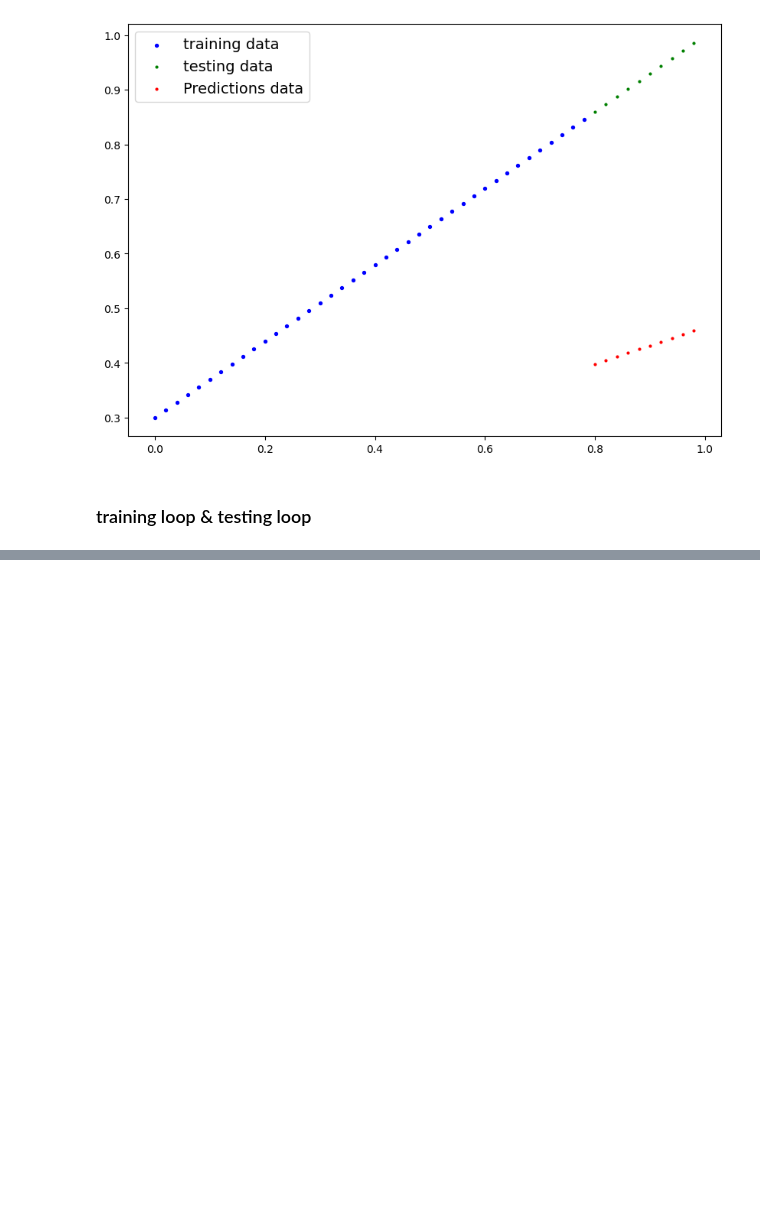
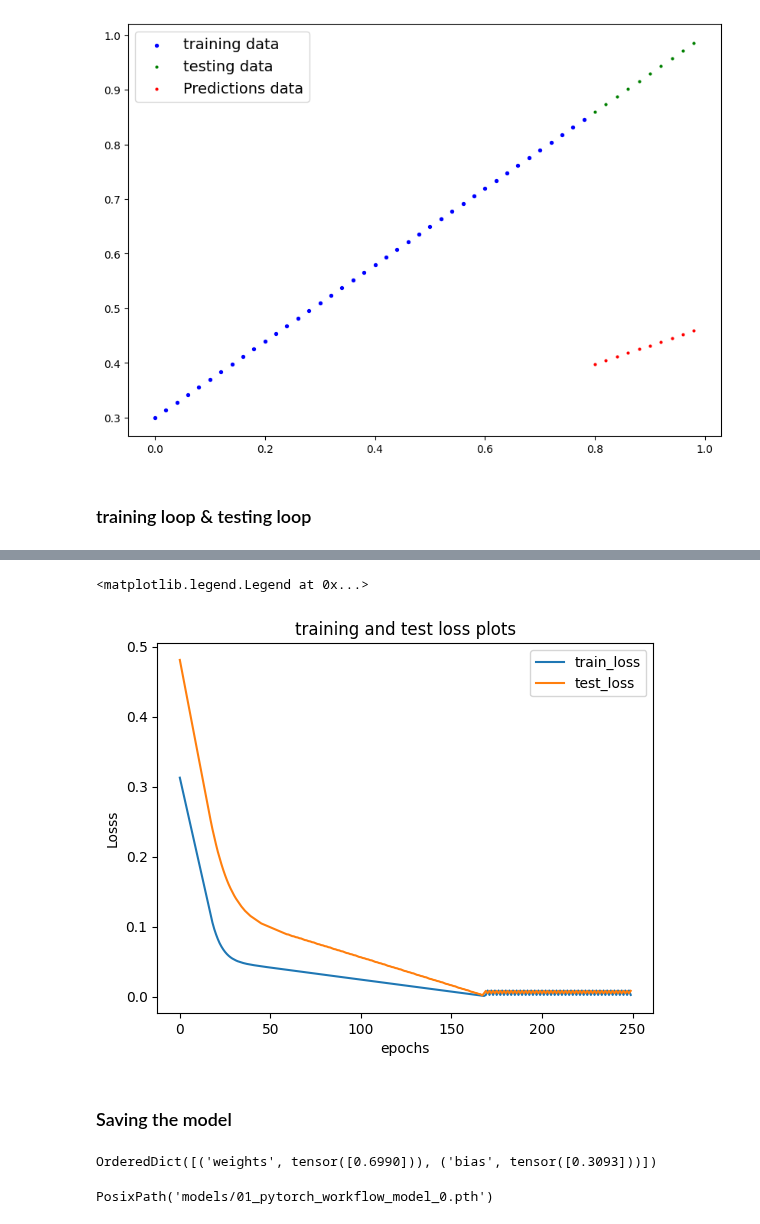
Before and after one commit to raviakasapu/DeepLearningPyTorch, a Jupyter notebook: 01_PyTorch_Workflow.ipynb, the cells around one changed output, grey strips where cells are left out. Saved outputs shown, nothing was run; the diff lists cells and outputs as text; code cells hidden in the pictures; blank space fills up the shorter version.

```diff
--- a/01_PyTorch_Workflow.ipynb
+++ b/01_PyTorch_Workflow.ipynb
@@ -137,0 +202,30 @@ optimizer = torch.optim.SGD(params = model_0.parameters(),
+# %%
+plt.plot(epoch_count, torch.tensor(loss_values).numpy(), label="train_loss")
+plt.plot(epoch_count, torch.tensor(test_loss_values).numpy(), label="test_loss")
+
+plt.title("training and test loss plots")
+plt.ylabel("Losss")
+plt.xlabel("epochs")
+plt.legend()
+# %% [output]
+<matplotlib.legend.Legend at 0x...>
+[figure, added]
+# %% [markdown]
+### Saving the model
+# %%
+model_0.state_dict()
+# %% [output]
+OrderedDict([('weights', tensor([0.6990])), ('bias', tensor([0.3093]))])
+# %%
+#save PyTorch model
+from pathlib import Path
+
+MODEL_PATH = Path("models")
+MODEL_PATH.mkdir(parents=True, exist_ok=True)
+
+MODEL_NAME = "01_pytorch_workflow_model_0.pth"
+MODEL_SAVE_PATH = MODEL_PATH / MODEL_NAME
+
+MODEL_SAVE_PATH
+# %% [output]
+PosixPath('models/01_pytorch_workflow_model_0.pth')
```
Also changed, not shown: parts of 7 cells of this notebook.
